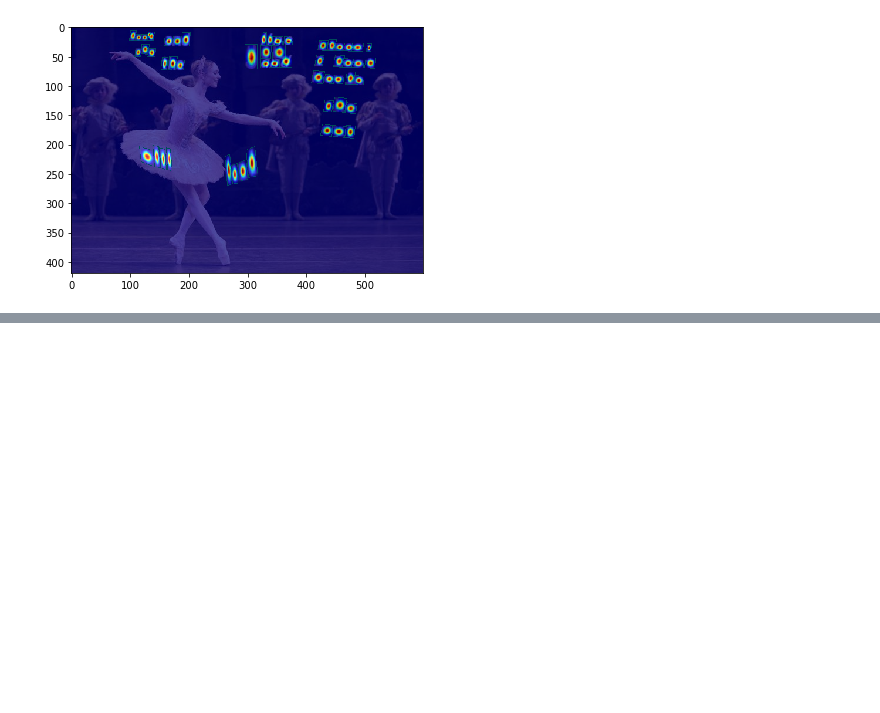
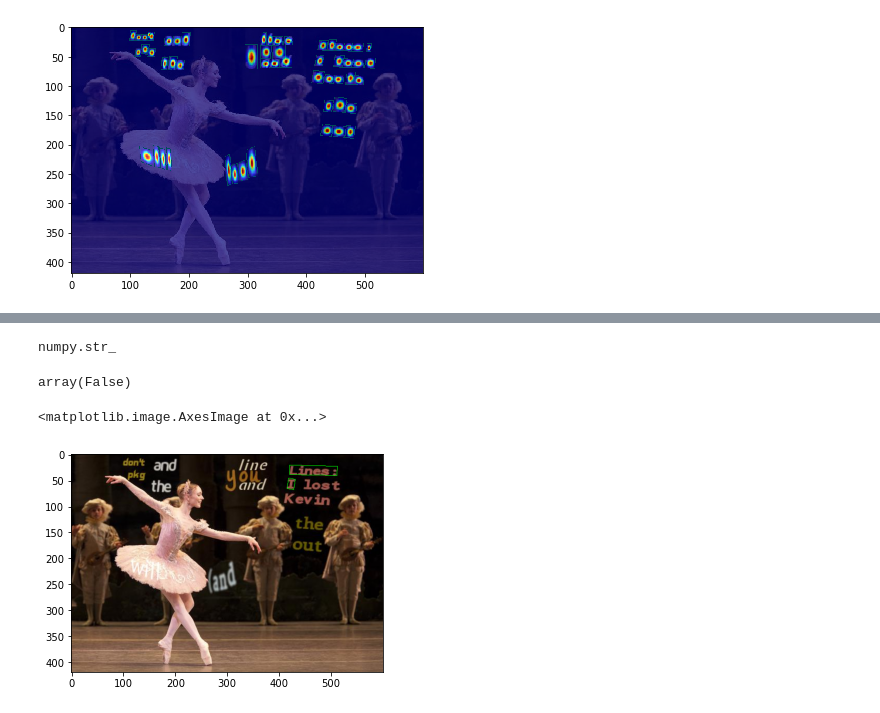
Before and after one commit to Peperoni-quatro-pizza/craft_seongtaek, a Jupyter notebook: gt.ipynb, the cells around one changed output, grey strips where cells are left out. Cells and saved outputs as stored; diff of their text form; code cells hidden in the pictures; blank space fills up the shorter version.

```diff
--- a/gt.ipynb
+++ b/gt.ipynb
@@ -108,0 +113,13 @@ io.imsave('/root/craft_re/sample_image/gt/bbox_2.jpg' , new)
+# %%
+wordBB_ori = np.load('/data_disk1/Synth/SynthText/wordBB.npy', allow_pickle=True)
+txt_ori = np.load('/data_disk1/Synth/SynthText/txt.npy' , allow_pickle=True)
+# %%
+wordBB_full = wordBB_ori[0]
+wordBB_first = wordBB_full[0].transpose((2,1,0))
+
+txt_full = txt_ori[0]
+txt_first = txt_full[0]
+# %%
+type(txt_first[0])
+# %% [output]
+numpy.str_
@@ -108,0 +128,4 @@ io.imsave('/root/craft_re/sample_image/gt/bbox_2.jpg' , new)
+# %%
+np.isin(txt_first[0] , split_st)
+# %% [output]
+array(False)
@@ -108,0 +134,10 @@ io.imsave('/root/craft_re/sample_image/gt/bbox_2.jpg' , new)
+# %%
+img_2 = cv2.imread(img_folder_path + '/' + imnames[0][0])
+for bbox in wordBB_first[0:2]:
+    img_2  = cv2.polylines(img_2 , [bbox.astype(np.int32)], isClosed = True , color = (0,255,0) , thickness=1)
+
+img_2 = cv2.cvtColor(img_2 , cv2.COLOR_BGR2RGB)
+plt.imshow(img_2)
+# %% [output]
+<matplotlib.image.AxesImage at 0x...>
+[figure, added]
```
Also changed, not shown: parts of 4 cells of this notebook.
